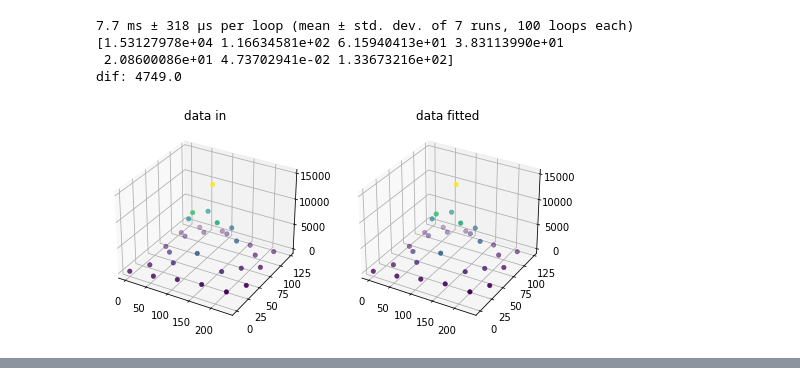
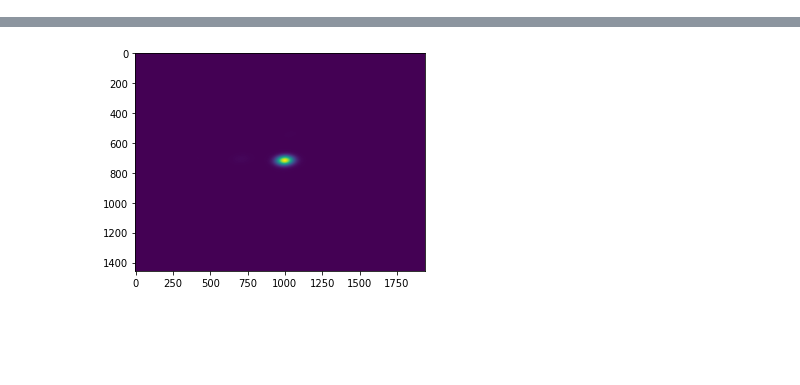
Before and after one commit to claryguru/BA_epics_camera, a Jupyter notebook: Jupiter/Median_Test.ipynb, the cells around one changed output, grey strips where cells are left out. Cells and saved outputs as stored; diff of their text form; code cells hidden in the pictures; blank space fills up the shorter version.

```diff
--- a/Jupiter/Median_Test.ipynb
+++ b/Jupiter/Median_Test.ipynb
@@ -163,10 +20,5 @@ dif: 5322.0
-# %%
-%timeit cam_dat_eps.data_analyzer_sampling_1000.analyze()
-cam_dat_eps.data_analyzer_sampling_1000.get_fit_params()
-cam_dat_eps.data_analyzer_sampling_1000.g_fit.show()
-# %% [output]
-7.7 ms ± 318 µs per loop (mean ± std. dev. of 7 runs, 100 loops each)
-[1.53127978e+04 1.16634581e+02 6.15940413e+01 3.83113990e+01
- 2.08600086e+01 4.73702941e-02 1.33673216e+02]
-dif: 4749.0
-[figure, removed]
+# %%
+%timeit median_filter(data, size=2)
+plt.imshow(median_filter(data, size=2), cmap='viridis')
+plt.show()
+# %% [output]
@@ -172,0 +26 @@ dif: 4749.0
+[figure, added]
```
Also changed, not shown: parts of 21 cells of this notebook, 5 other files.
